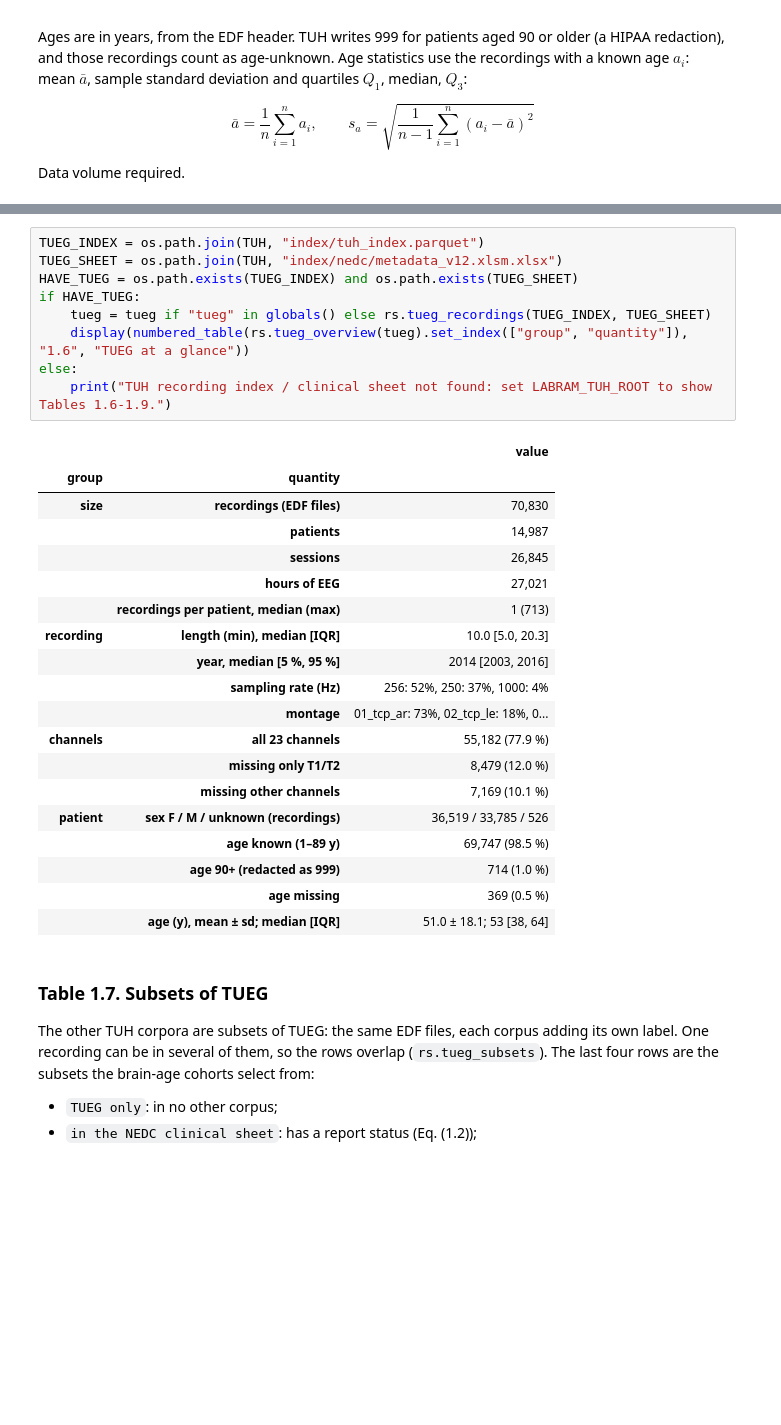
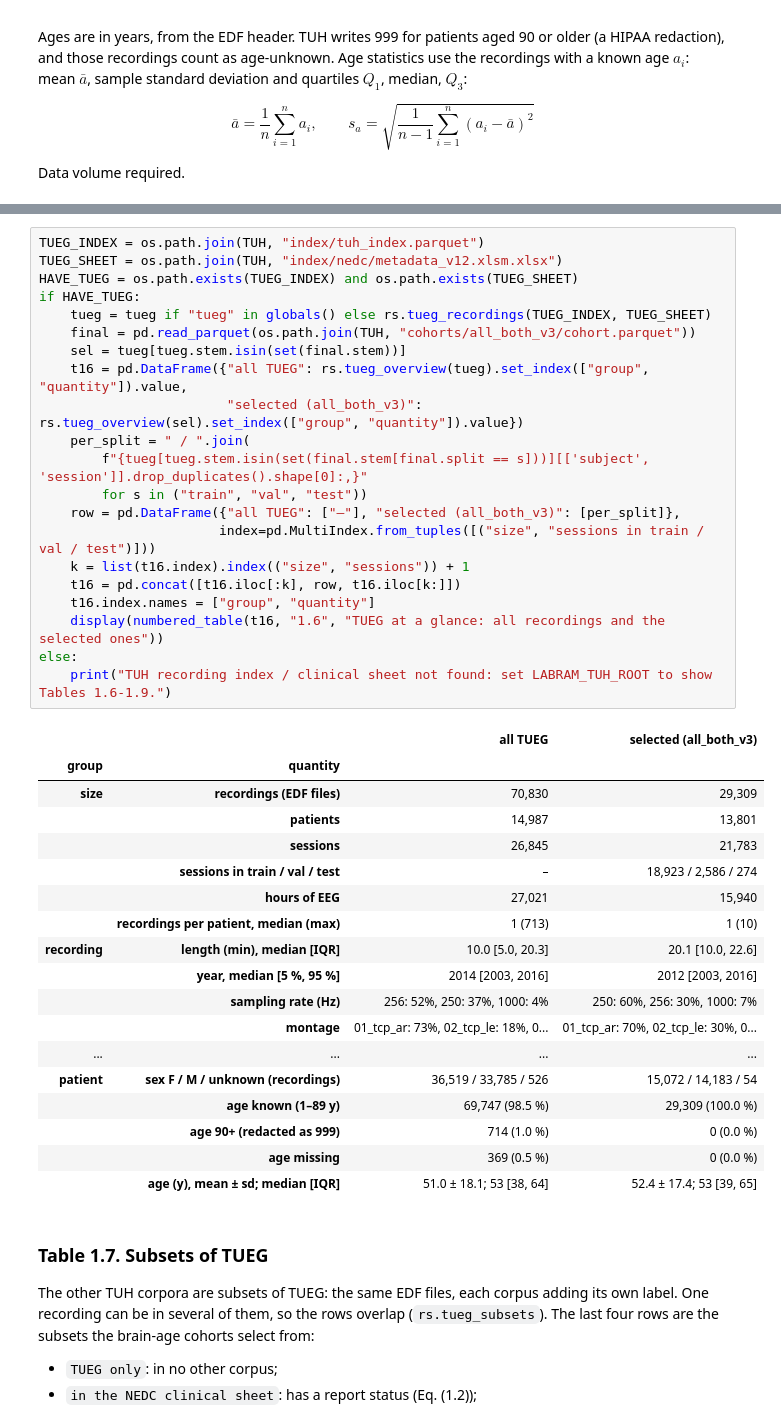
Before and after one commit to Neuro-Clalit/LaBraM, a Jupyter notebook: notebooks/brain_age_research_summary.ipynb, the cells around one changed output, grey strips where cells are left out. Cells and saved outputs as stored; diff of their text form; blank space fills up the shorter version.

```diff
--- a/notebooks/brain_age_research_summary.ipynb
+++ b/notebooks/brain_age_research_summary.ipynb
@@ -630,32 +637,43 @@ One row per quantity (`rs.tueg_overview`):
 # %%
 TUEG_INDEX = os.path.join(TUH, "index/tuh_index.parquet")
 TUEG_SHEET = os.path.join(TUH, "index/nedc/metadata_v12.xlsm.xlsx")
 HAVE_TUEG = os.path.exists(TUEG_INDEX) and os.path.exists(TUEG_SHEET)
 if HAVE_TUEG:
     tueg = tueg if "tueg" in globals() else rs.tueg_recordings(TUEG_INDEX, TUEG_SHEET)
-    display(numbered_table(rs.tueg_overview(tueg).set_index(["group", "quantity"]), "1.6", "TUEG at a glance"))
+    final = pd.read_parquet(os.path.join(TUH, "cohorts/all_both_v3/cohort.parquet"))
+    sel = tueg[tueg.stem.isin(set(final.stem))]
+    t16 = pd.DataFrame({"all TUEG": rs.tueg_overview(tueg).set_index(["group", "quantity"]).value,
+                        "selected (all_both_v3)": rs.tueg_overview(sel).set_index(["group", "quantity"]).value})
+    per_split = " / ".join(
+        f"{tueg[tueg.stem.isin(set(final.stem[final.split == s]))][['subject', 'session']].drop_duplicates().shape[0]:,}"
+        for s in ("train", "val", "test"))
+    row = pd.DataFrame({"all TUEG": ["–"], "selected (all_both_v3)": [per_split]},
+                       index=pd.MultiIndex.from_tuples([("size", "sessions in train / val / test")]))
+    k = list(t16.index).index(("size", "sessions")) + 1
+    t16 = pd.concat([t16.iloc[:k], row, t16.iloc[k:]])
+    t16.index.names = ["group", "quantity"]
+    display(numbered_table(t16, "1.6", "TUEG at a glance: all recordings and the selected ones"))
 else:
     print("TUH recording index / clinical sheet not found: set LABRAM_TUH_ROOT to show Tables 1.6-1.9.")
 # %% [output]
-|  |  | value |
-| group | quantity |  |
-| size | recordings (EDF files) | 70,830 |
-|  | patients | 14,987 |
-|  | sessions | 26,845 |
-|  | hours of EEG | 27,021 |
-|  | recordings per patient, median (max) | 1 (713) |
-| recording | length (min), median [IQR] | 10.0 [5.0, 20.3] |
-|  | year, median [5 %, 95 %] | 2014 [2003, 2016] |
-|  | sampling rate (Hz) | 256: 52%, 250: 37%, 1000: 4% |
-|  | montage | 01_tcp_ar: 73%, 02_tcp_le: 18%, 0... |
-| channels | all 23 channels | 55,182 (77.9 %) |
-|  | missing only T1/T2 | 8,479 (12.0 %) |
-|  | missing other channels | 7,169 (10.1 %) |
-| patient | sex F / M / unknown (recordings) | 36,519 / 33,785 / 526 |
-|  | age known (1–89 y) | 69,747 (98.5 %) |
-|  | age 90+ (redacted as 999) | 714 (1.0 %) |
-|  | age missing | 369 (0.5 %) |
-|  | age (y), mean ± sd; median [IQR] | 51.0 ± 18.1; 53 [38, 64] |
+|  |  | all TUEG | selected (all_both_v3) |
+| group | quantity |  |  |
+| size | recordings (EDF files) | 70,830 | 29,309 |
+|  | patients | 14,987 | 13,801 |
+|  | sessions | 26,845 | 21,783 |
+|  | sessions in train / val / test | – | 18,923 / 2,586 / 274 |
+|  | hours of EEG | 27,021 | 15,940 |
+|  | recordings per patient, median (max) | 1 (713) | 1 (10) |
+| recording | length (min), median [IQR] | 10.0 [5.0, 20.3] | 20.1 [10.0, 22.6] |
+|  | year, median [5 %, 95 %] | 2014 [2003, 2016] | 2012 [2003, 2016] |
+|  | sampling rate (Hz) | 256: 52%, 250: 37%, 1000: 4% | 250: 60%, 256: 30%, 1000: 7% |
+|  | montage | 01_tcp_ar: 73%, 02_tcp_le: 18%, 0... | 01_tcp_ar: 70%, 02_tcp_le: 30%, 0... |
+| ... | ... | ... | ... |
+| patient | sex F / M / unknown (recordings) | 36,519 / 33,785 / 526 | 15,072 / 14,183 / 54 |
+|  | age known (1–89 y) | 69,747 (98.5 %) | 29,309 (100.0 %) |
+|  | age 90+ (redacted as 999) | 714 (1.0 %) | 0 (0.0 %) |
+|  | age missing | 369 (0.5 %) | 0 (0.0 %) |
+|  | age (y), mean ± sd; median [IQR] | 51.0 ± 18.1; 53 [38, 64] | 52.4 ± 17.4; 53 [39, 65] |
 # %% [markdown]
 ### Table 1.7. Subsets of TUEG
 
```
Also changed, not shown: parts of 1 cell of this notebook, 1 other file.
